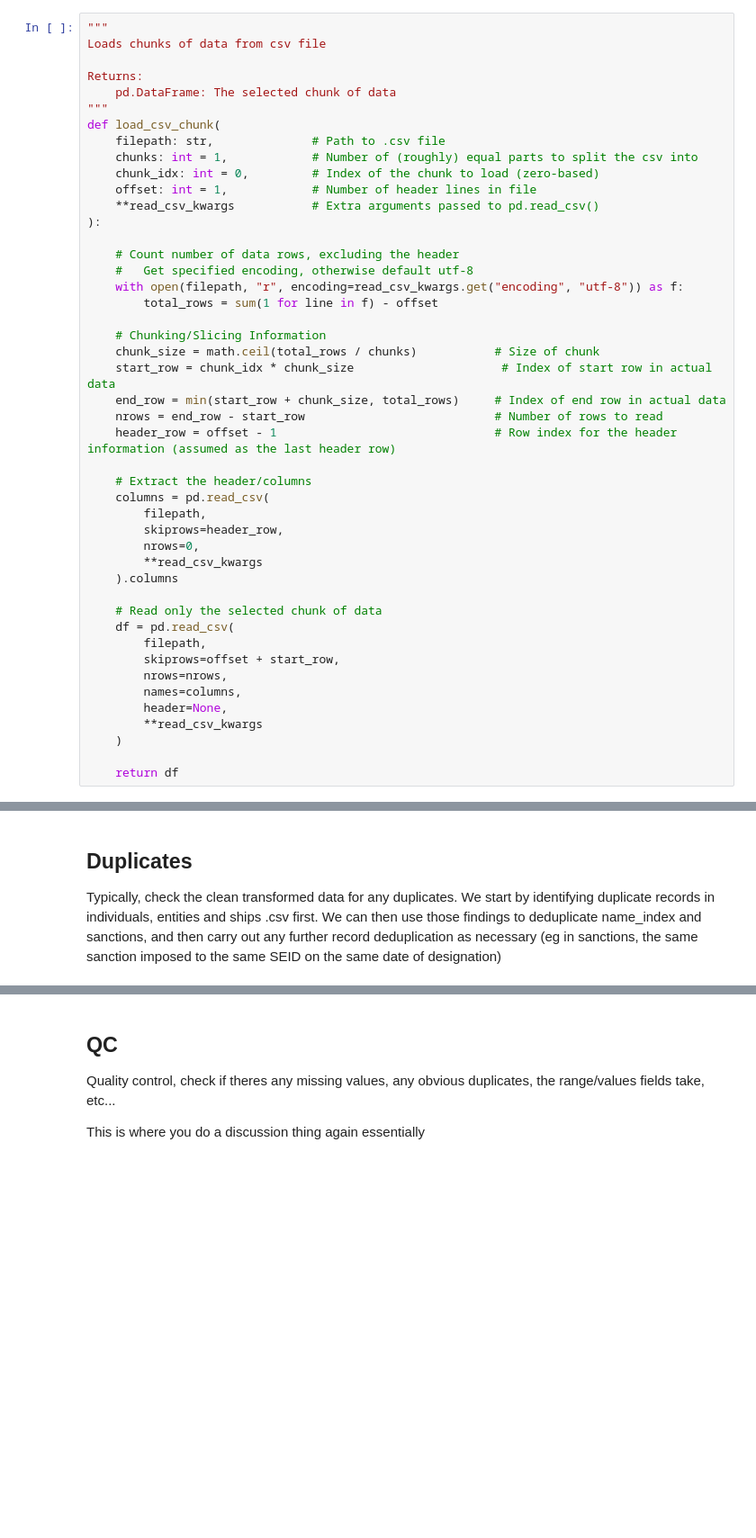
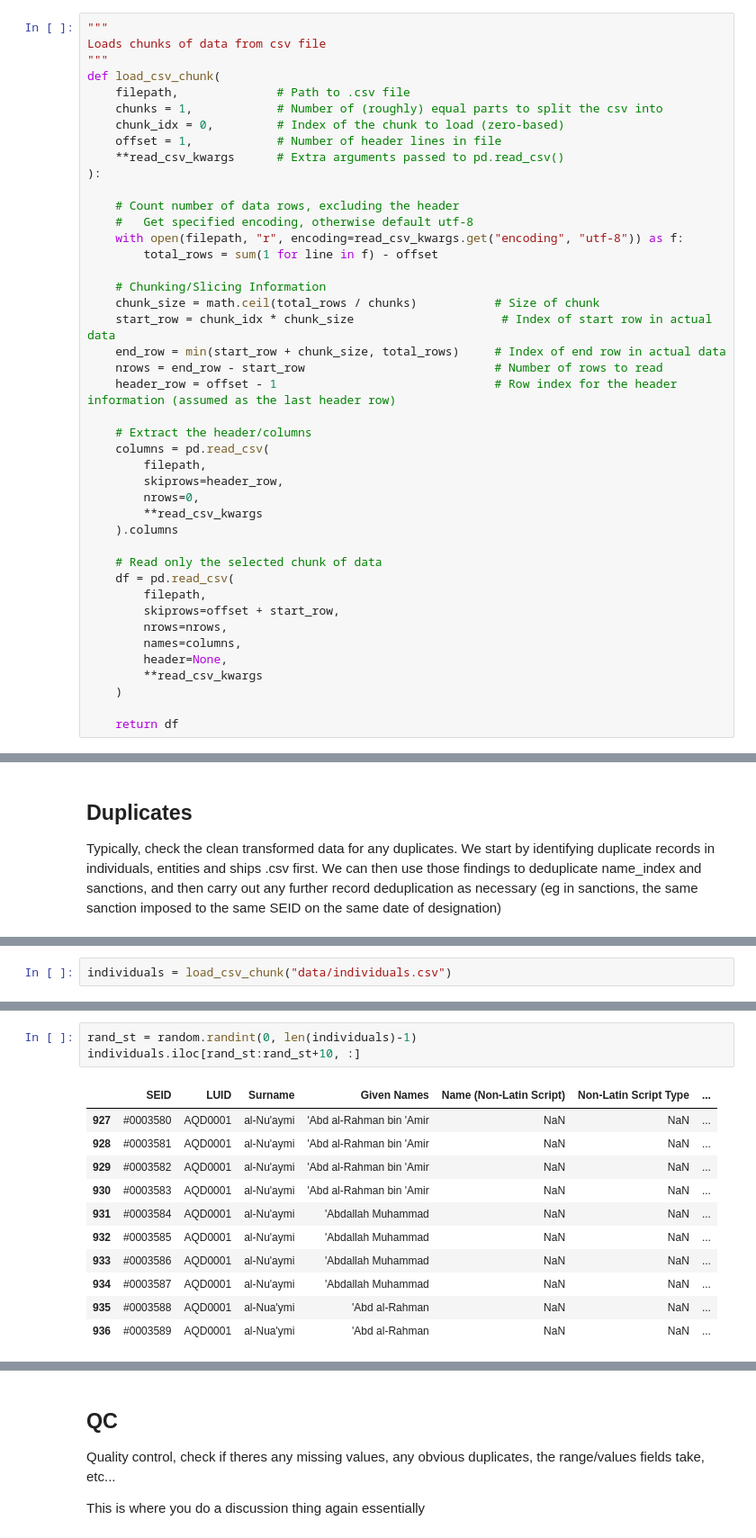
Before and after one commit to aleczd/uk_sanct, a Jupyter notebook: analysis.ipynb, the cells around one changed output, grey strips where cells are left out. Shown at 90% size. Saved outputs shown, nothing was run; the diff lists cells and outputs as text; blank space fills up the shorter version.

```diff
--- a/analysis.ipynb
+++ b/analysis.ipynb
@@ -21,16 +19,13 @@ Loading the data, perhaps via chunking, but this may cause issues with duplicate
 # %%
 """
 Loads chunks of data from csv file
-
-Returns:
-    pd.DataFrame: The selected chunk of data
 """
 def load_csv_chunk(
-    filepath: str,              # Path to .csv file
-    chunks: int = 1,            # Number of (roughly) equal parts to split the csv into
-    chunk_idx: int = 0,         # Index of the chunk to load (zero-based)
-    offset: int = 1,            # Number of header lines in file
-    **read_csv_kwargs           # Extra arguments passed to pd.read_csv()
+    filepath,              # Path to .csv file
+    chunks = 1,            # Number of (roughly) equal parts to split the csv into
+    chunk_idx = 0,         # Index of the chunk to load (zero-based)
+    offset = 1,            # Number of header lines in file
+    **read_csv_kwargs      # Extra arguments passed to pd.read_csv()
 ):
 
     # Count number of data rows, excluding the header
@@ -2420,0 +2838,2 @@ def merge_duplicate_groups(
+# %%
+individuals = load_csv_chunk("data/individuals.csv")
@@ -2420,0 +2860,15 @@ def merge_duplicate_groups(
+# %%
+rand_st = random.randint(0, len(individuals)-1)
+individuals.iloc[rand_st:rand_st+10, :]
+# %% [output]
+|  | SEID | LUID | Surname | Given Names | Name (Non-Latin Script) | Non-Latin Script Type | ... |
+| 927 | #0003580 | AQD0001 | al-Nu'aymi | 'Abd al-Rahman bin 'Amir | NaN | NaN | ... |
+| 928 | #0003581 | AQD0001 | al-Nu'aymi | 'Abd al-Rahman bin 'Amir | NaN | NaN | ... |
+| 929 | #0003582 | AQD0001 | al-Nu'aymi | 'Abd al-Rahman bin 'Amir | NaN | NaN | ... |
+| 930 | #0003583 | AQD0001 | al-Nu'aymi | 'Abd al-Rahman bin 'Amir | NaN | NaN | ... |
+| 931 | #0003584 | AQD0001 | al-Nu'aymi | 'Abdallah Muhammad | NaN | NaN | ... |
+| 932 | #0003585 | AQD0001 | al-Nu'aymi | 'Abdallah Muhammad | NaN | NaN | ... |
+| 933 | #0003586 | AQD0001 | al-Nu'aymi | 'Abdallah Muhammad | NaN | NaN | ... |
+| 934 | #0003587 | AQD0001 | al-Nu'aymi | 'Abdallah Muhammad | NaN | NaN | ... |
+| 935 | #0003588 | AQD0001 | al-Nua'ymi | 'Abd al-Rahman | NaN | NaN | ... |
+| 936 | #0003589 | AQD0001 | al-Nua'ymi | 'Abd al-Rahman | NaN | NaN | ... |
```
Also changed, not shown: parts of 62 cells of this notebook.
